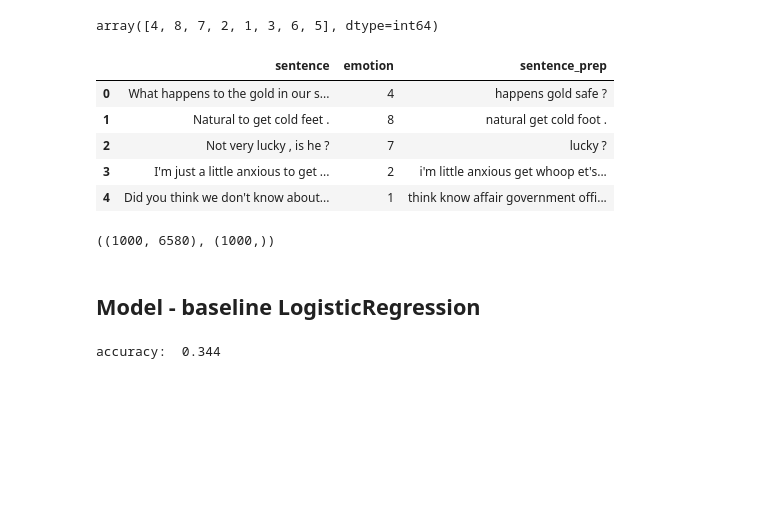
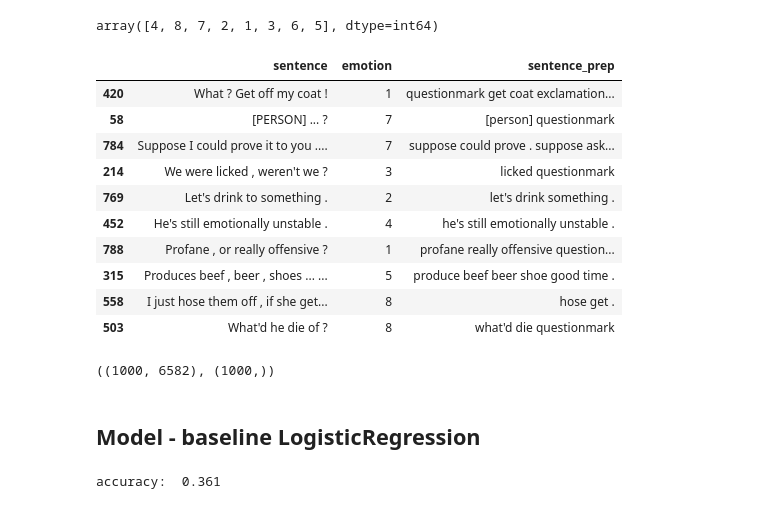
Before and after one commit to Carlosrnes/Nova_NLP, a Jupyter notebook: Preprocessing_logreg.ipynb, the cells around one changed output. Saved outputs shown, nothing was run; the diff lists cells and outputs as text; code cells hidden in the pictures; blank space fills up the shorter version.

```diff
--- a/Preprocessing_logreg.ipynb
+++ b/Preprocessing_logreg.ipynb
@@ -87,6 +87,8 @@ def preprocessing(dataframe, column):
         # Remove punctuations - mantain only the final . or !
         text = re.sub("[^a-zA-z!.?:'\s]", '', text)
         text = re.sub("[.]{2,}", '', text)
+        text = re.sub("[?]", "questionmark", text)
+        text = re.sub("[!]", "exclamationmark", text)
 
         # Convert to lowercase
         text = text.lower()
@@ -143,29 +149,35 @@ test['emotion'].unique()
 array([4, 8, 7, 2, 1, 3, 6, 5], dtype=int64)
 # %%
 test = preprocessing(test, 'sentence')
-test.head()
+test.sample(10)
 # %% [output]
 |  | sentence | emotion | sentence_prep |
-| 0 | What happens to the gold in our s... | 4 | happens gold safe ? |
-| 1 | Natural to get cold feet . | 8 | natural get cold foot . |
-| 2 | Not very lucky , is he ? | 7 | lucky ? |
-| 3 | I'm just a little anxious to get ... | 2 | i'm little anxious get whoop et's... |
-| 4 | Did you think we don't know about... | 1 | think know affair government offi... |
+| 420 | What ? Get off my coat ! | 1 | questionmark get coat exclamation... |
+| 58 | [PERSON] ... ? | 7 | [person] questionmark |
+| 784 | Suppose I could prove it to you .... | 7 | suppose could prove . suppose ask... |
+| 214 | We were licked , weren't we ? | 3 | licked questionmark |
+| 769 | Let's drink to something . | 2 | let's drink something . |
+| 452 | He's still emotionally unstable . | 4 | he's still emotionally unstable . |
+| 788 | Profane , or really offensive ? | 1 | profane really offensive question... |
+| 315 | Produces beef , beer , shoes ... ... | 5 | produce beef beer shoe good time . |
+| 558 | I just hose them off , if she get... | 8 | hose get . |
+| 503 | What'd he die of ? | 8 | what'd die questionmark |
 # %%
 X_test = vectorizer.transform(test['sentence_prep']).toarray()
 Y_test = test['emotion']
 X_test.shape, Y_test.shape
 # %% [output]
-((1000, 6580), (1000,))
+((1000, 6582), (1000,))
 # %% [markdown]
 ## Model - baseline LogisticRegression
 # %%
 clf = LogisticRegression(random_state=0, max_iter=1000, class_weight='balanced').fit(X, Y)
 Y_pred = clf.predict(X_test)
 # %%
-print('accuracy: ', clf.score(X_test, Y_test))
+score = clf.score(X_test, Y_test)
+print('accuracy: ', score)
 # %% [output]
-accuracy:  0.344
+accuracy:  0.361
 # %%
 print(
     f"Classification report for classifier {clf}:\n"
```
Also changed, not shown: parts of 10 cells of this notebook.
